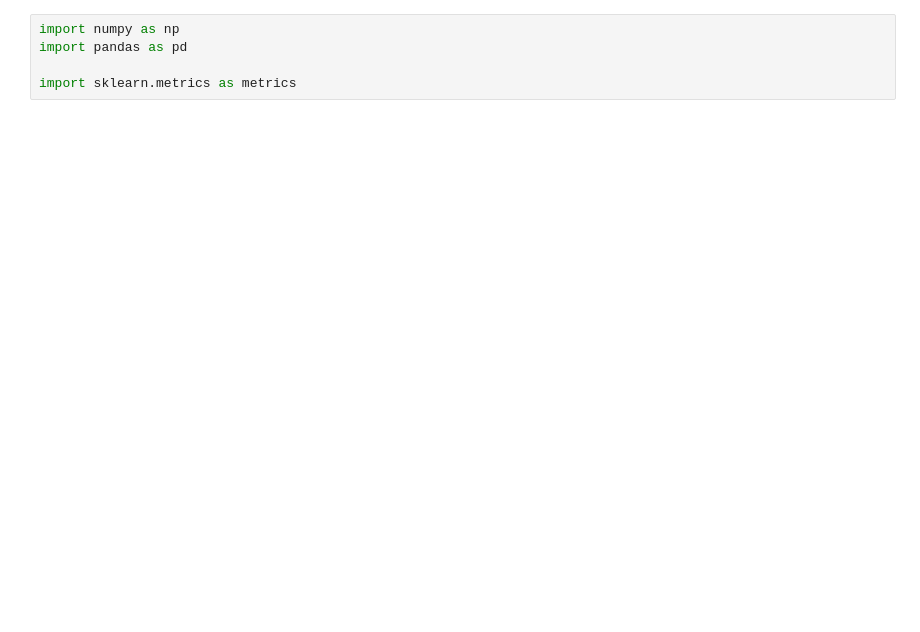
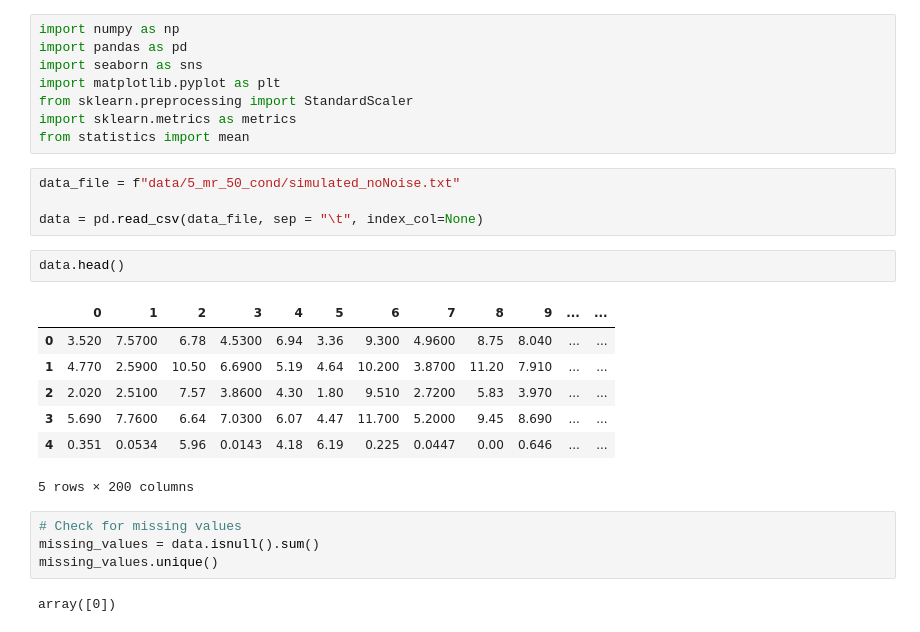
Before and after one commit to MehakBindra/treeGRN, a Jupyter notebook: baseline.ipynb, the cells around one changed output. Saved outputs shown, nothing was run; the diff lists cells and outputs as text; blank space fills up the shorter version.

```diff
--- a/baseline.ipynb
+++ b/baseline.ipynb
@@ -1,5 +1,28 @@
 # %%
 import numpy as np
 import pandas as pd
-
+import seaborn as sns
+import matplotlib.pyplot as plt
+from sklearn.preprocessing import StandardScaler
 import sklearn.metrics as metrics
+from statistics import mean
+# %%
+data_file = f"data/5_mr_50_cond/simulated_noNoise.txt"
+
+data = pd.read_csv(data_file, sep = "\t", index_col=None)
+# %%
+data.head()
+# %% [output]
+|  | 0 | 1 | 2 | 3 | 4 | 5 | 6 | 7 | 8 | 9 | ... | ... |
+| 0 | 3.520 | 7.5700 | 6.78 | 4.5300 | 6.94 | 3.36 | 9.300 | 4.9600 | 8.75 | 8.040 | ... | ... |
+| 1 | 4.770 | 2.5900 | 10.50 | 6.6900 | 5.19 | 4.64 | 10.200 | 3.8700 | 11.20 | 7.910 | ... | ... |
+| 2 | 2.020 | 2.5100 | 7.57 | 3.8600 | 4.30 | 1.80 | 9.510 | 2.7200 | 5.83 | 3.970 | ... | ... |
+| 3 | 5.690 | 7.7600 | 6.64 | 7.0300 | 6.07 | 4.47 | 11.700 | 5.2000 | 9.45 | 8.690 | ... | ... |
+| 4 | 0.351 | 0.0534 | 5.96 | 0.0143 | 4.18 | 6.19 | 0.225 | 0.0447 | 0.00 | 0.646 | ... | ... |
+5 rows × 200 columns
+# %%
+# Check for missing values
+missing_values = data.isnull().sum()
+missing_values.unique()
+# %% [output]
+array([0])
```
Also changed, not shown: parts of 9 cells of this notebook, 2 other files.
